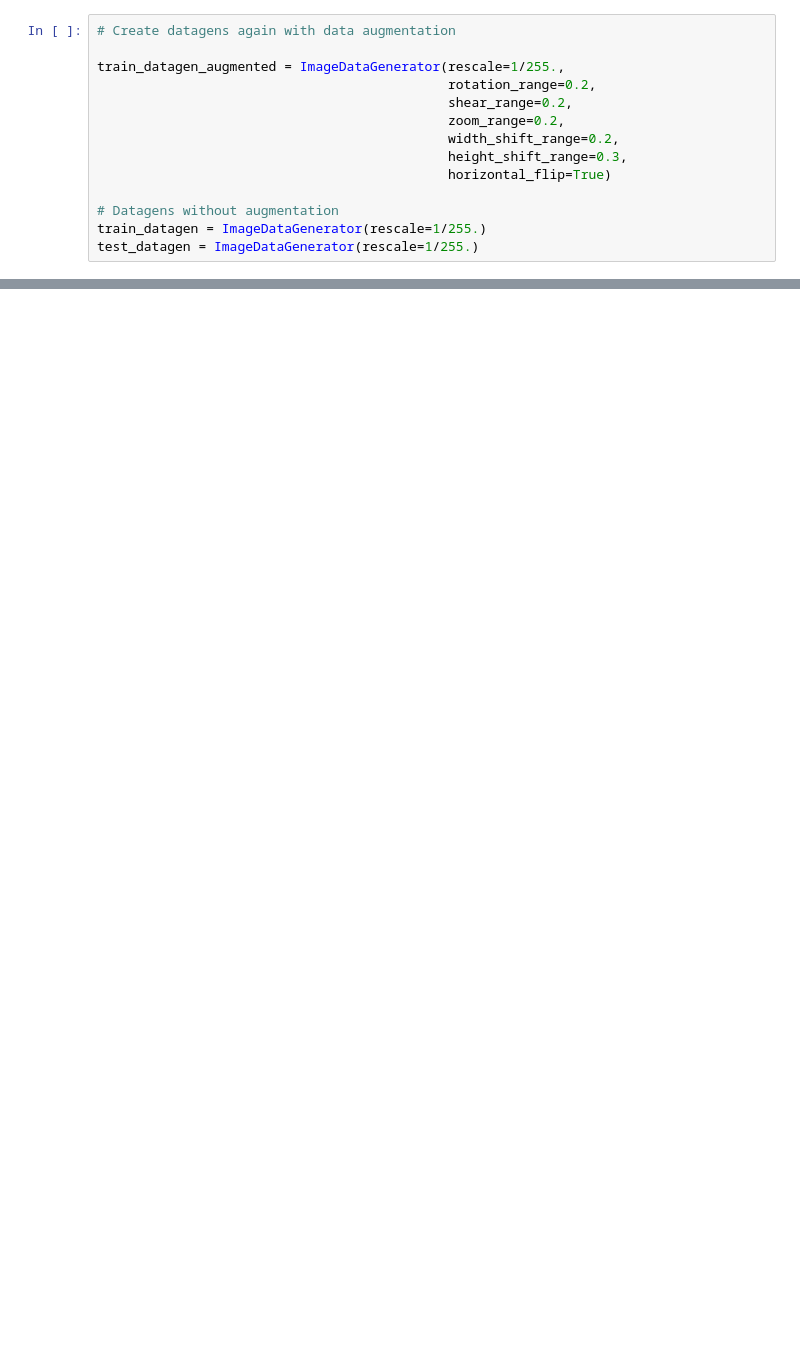
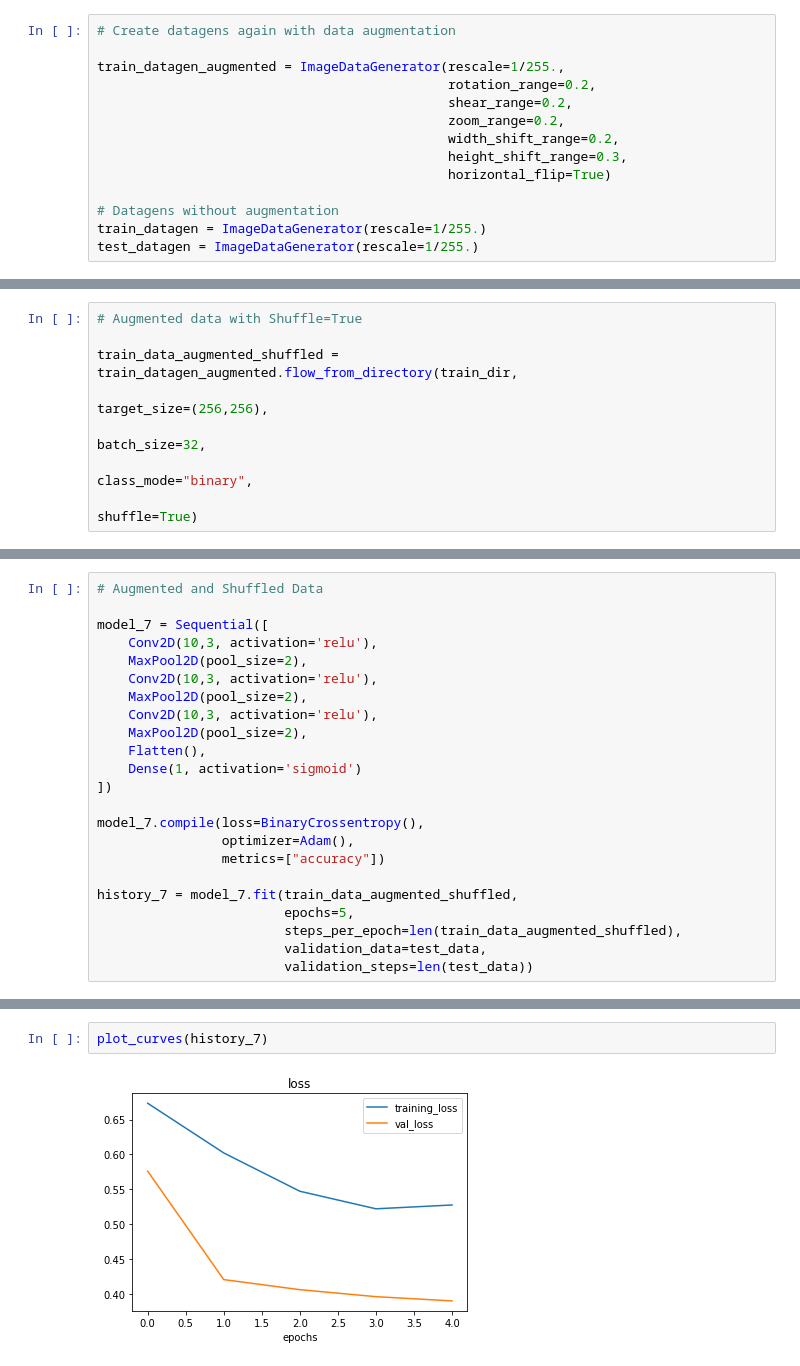
Before and after one commit to AarnoStormborn/Tensorflow-Developer-Certification, a Jupyter notebook: 03_tensorflow_computer_vision.ipynb, the cells around one changed output, grey strips where cells are left out. Cells and saved outputs as stored; diff of their text form; blank space fills up the shorter version.

```diff
--- a/03_tensorflow_computer_vision.ipynb
+++ b/03_tensorflow_computer_vision.ipynb
@@ -766,0 +830,8 @@ test_datagen = ImageDataGenerator(rescale=1/255.)
+# %%
+# Augmented data with Shuffle=True
+
+train_data_augmented_shuffled = train_datagen_augmented.flow_from_directory(train_dir,
+                                                                            target_size=(256,256),
+                                                                            batch_size=32,
+                                                                            class_mode="binary",
+                                                                            shuffle=True)
@@ -766,0 +840,23 @@ test_datagen = ImageDataGenerator(rescale=1/255.)
+# %%
+# Augmented and Shuffled Data
+
+model_7 = Sequential([
+    Conv2D(10,3, activation='relu'),
+    MaxPool2D(pool_size=2),
+    Conv2D(10,3, activation='relu'),
+    MaxPool2D(pool_size=2),
+    Conv2D(10,3, activation='relu'),
+    MaxPool2D(pool_size=2),
+    Flatten(),
+    Dense(1, activation='sigmoid')
+])
+
+model_7.compile(loss=BinaryCrossentropy(),
+                optimizer=Adam(),
+                metrics=["accuracy"])
+
+history_7 = model_7.fit(train_data_augmented_shuffled,
+                        epochs=5,
+                        steps_per_epoch=len(train_data_augmented_shuffled),
+                        validation_data=test_data,
+                        validation_steps=len(test_data))
@@ -766,0 +874,4 @@ test_datagen = ImageDataGenerator(rescale=1/255.)
+# %%
+plot_curves(history_7)
+# %% [output]
+[figure, added]
```
Also changed, not shown: parts of 41 cells of this notebook.
